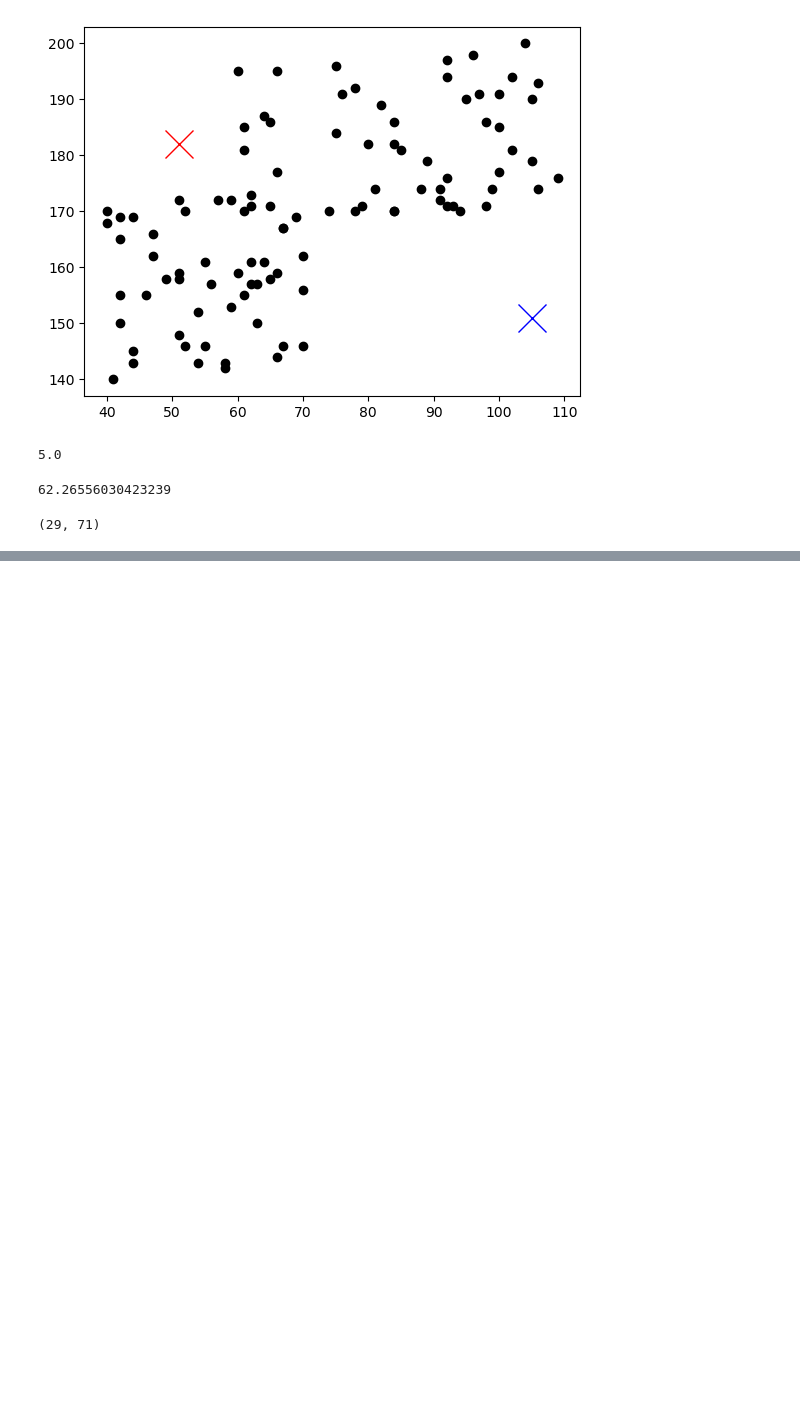
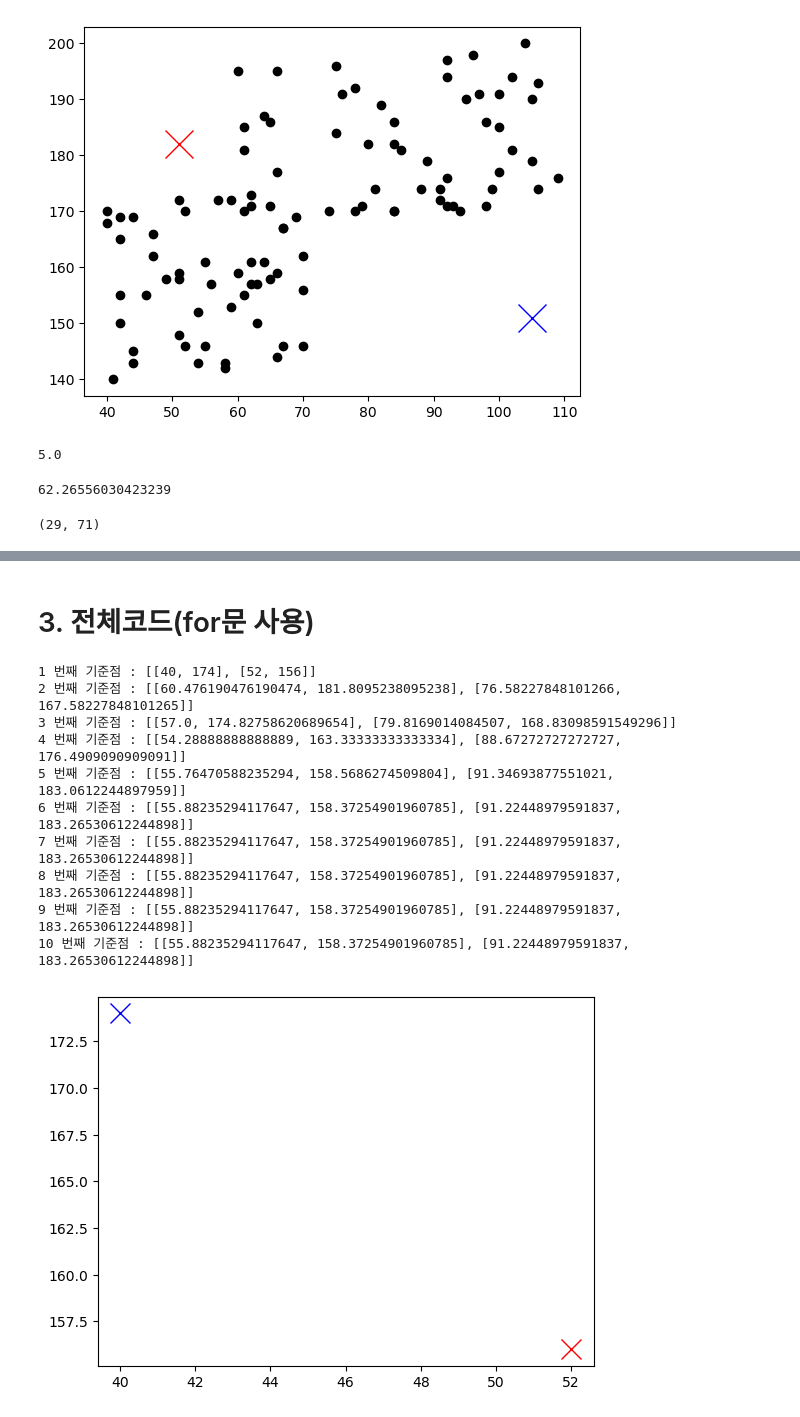
Before and after one commit to yisy0703/ai, a Jupyter notebook: source/08_DeepLearning/05_군집분석.ipynb, the cells around one changed output, grey strips where cells are left out. Saved outputs shown, nothing was run; the diff lists cells and outputs as text; code cells hidden in the pictures; blank space fills up the shorter version.

```diff
--- a/source/08_DeepLearning/05_군집분석.ipynb
+++ b/source/08_DeepLearning/05_군집분석.ipynb
@@ -98,0 +155,48 @@ len(group0), len(group1)
+# %% [markdown]
+# 3. 전체코드(for문 사용)
+# %%
+# 두 점 사이의 거리를 return하는 함수   a=[0,0] ~ b=[3,4]
+def dist(a, b):
+    return np.sqrt((a[0] - b[0])**2 + (a[1]-b[1])**2)
+data = []
+for i in range(50):
+    data.append([random.randint(40,70),  random.randint(140,175)]) # 여자
+    data.append([random.randint(60,110), random.randint(170,200)]) # 남자
+
+points = [[random.randint(40,110), random.randint(140,200)],
+          [random.randint(40,110), random.randint(140,200)]]
+plt.plot(points[0][0], points[0][1], 'x', color='b', markersize=15)
+plt.plot(points[1][0], points[1][1], 'x', color='r', markersize=15)
+
+for i in range(1, 11):
+    print(i, '번째 기준점 :', points)
+    group0 = []
+    group1 = []
+    for d in data:
+        if dist(points[0], d) <= dist(points[1],d):
+            group0.append(d)
+        else:
+            group1.append(d)
+    sumX = 0; sumY=0
+    points = []
+    for g in group0:
+        sumX += g[0]
+        sumY += g[1]
+    points.append([sumX/len(group0), sumY/len(group0)]) # group0들의 중심점
+    sumX = 0 ; sumY = 0
+    for g in group1:
+        sumX += g[0]
+        sumY += g[1]
+    points.append([sumX/len(group1), sumY/len(group1)]) # group1들의 중심점
+# %% [output]
+1 번째 기준점 : [[40, 174], [52, 156]]
+2 번째 기준점 : [[60.476190476190474, 181.8095238095238], [76.58227848101266, 167.58227848101265]]
+3 번째 기준점 : [[57.0, 174.82758620689654], [79.8169014084507, 168.83098591549296]]
+4 번째 기준점 : [[54.28888888888889, 163.33333333333334], [88.67272727272727, 176.4909090909091]]
+5 번째 기준점 : [[55.76470588235294, 158.5686274509804], [91.34693877551021, 183.0612244897959]]
+6 번째 기준점 : [[55.88235294117647, 158.37254901960785], [91.22448979591837, 183.26530612244898]]
+7 번째 기준점 : [[55.88235294117647, 158.37254901960785], [91.22448979591837, 183.26530612244898]]
+8 번째 기준점 : [[55.88235294117647, 158.37254901960785], [91.22448979591837, 183.26530612244898]]
+9 번째 기준점 : [[55.88235294117647, 158.37254901960785], [91.22448979591837, 183.26530612244898]]
+10 번째 기준점 : [[55.88235294117647, 158.37254901960785], [91.22448979591837, 183.26530612244898]]
+[figure, added]
```
Also changed, not shown: parts of 6 cells of this notebook.
